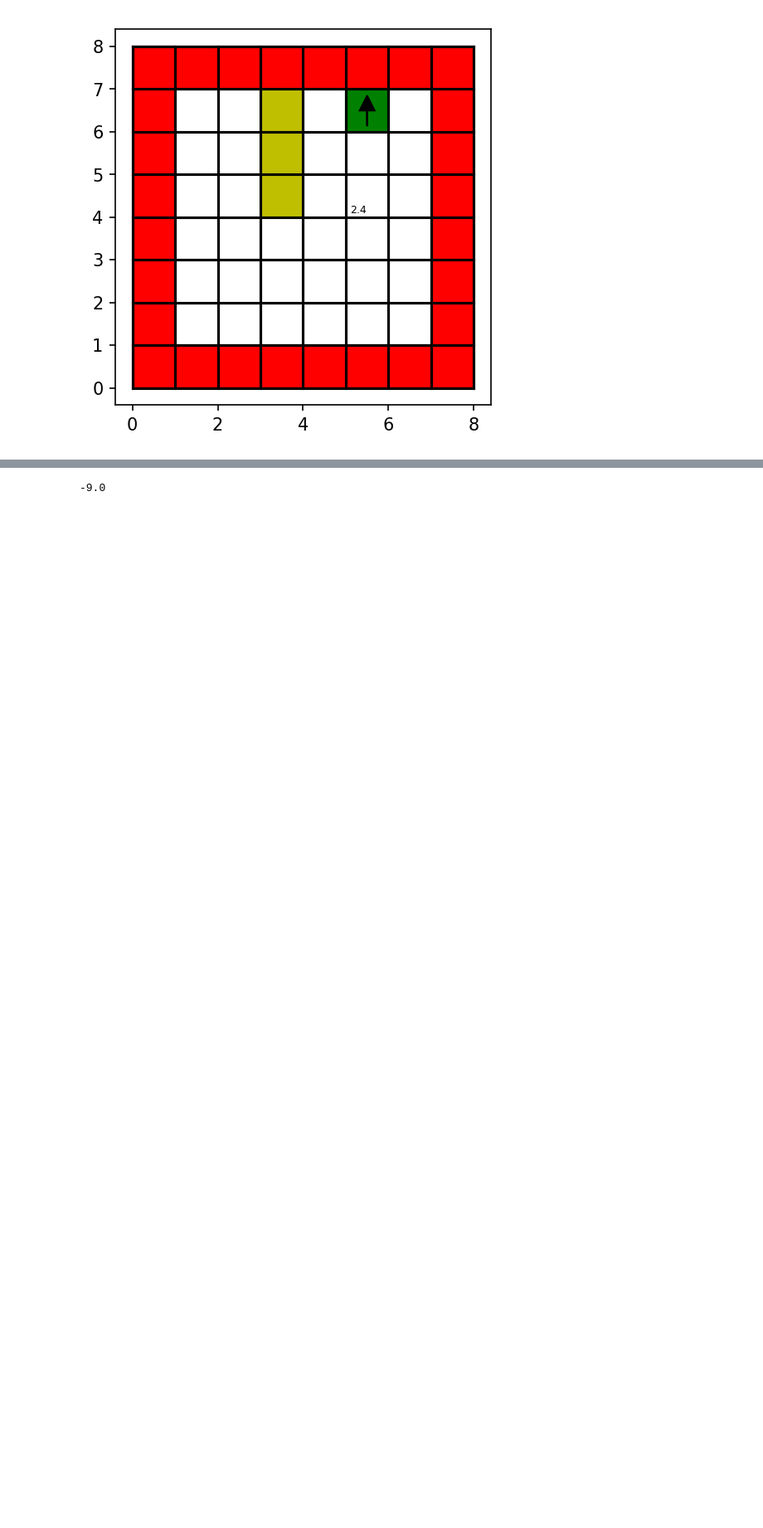
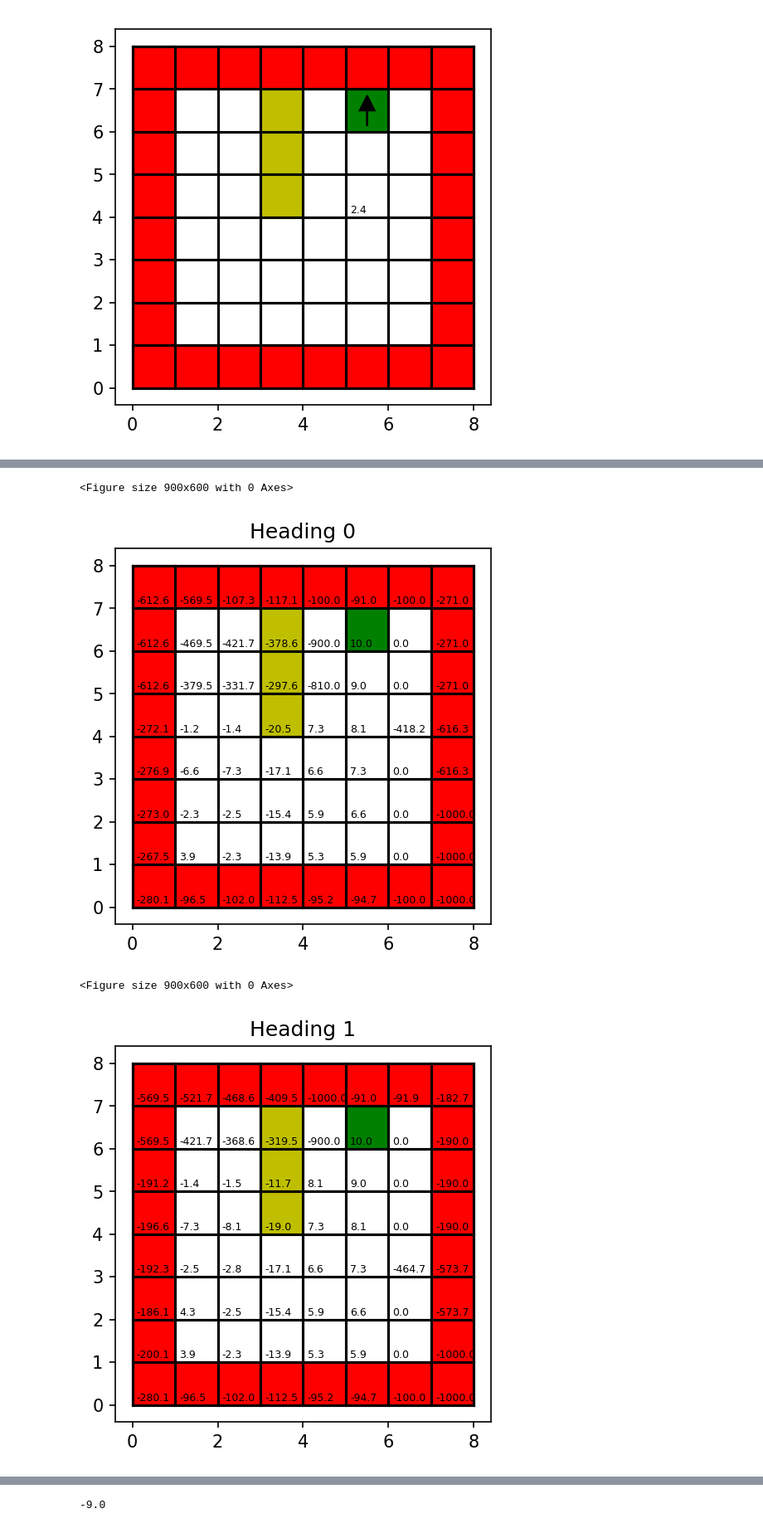
Before and after one commit to samer1248/ECE209AS-Lab1, a Jupyter notebook: project1.ipynb, the cells around one changed output, grey strips where cells are left out. Shown at 83% size. Drawn from its saved outputs; the diff is of its cells as text; code cells hidden in the pictures; blank space fills up the shorter version.

```diff
--- a/project1.ipynb
+++ b/project1.ipynb
@@ -247,7 +299,9 @@ def generate_pi0():
     return pi0
 pi0 = generate_pi0()
 # %%
- def plot_grid():
+# Function that plots the grid
+
+def plot_grid():
     plt.rcParams['figure.dpi'] = 150
     fig = plt.figure()
     ax=fig.add_subplot(111)
@@ -269,6 +323,7 @@ pi0 = generate_pi0()
     ax.add_patch(patches.Rectangle((3,6),1,1,color='y'))
     ax.add_patch(patches.Rectangle((5,6),1,1,color='g'))
 
+# Function that plots a state
 def plot_arrow(x,y,h):
 #     x = 5
 #     y = 6
@@ -280,14 +335,9 @@ def plot_arrow(x,y,h):
     xl = l*np.sin(ang)
     arrow_len = 0.35
     plt.arrow(x+0.5-xl, y+0.5-yl,xl , yl, head_width=arrow_len, head_length=arrow_len, fc='k', ec='k')
+
+# Function that prints text on grid
 def plot_text(x,y,s):
-#     x = 5
-#     y = 6
-#     h = 11
-    l = 0.35
-
-
-    arrow_len = 0.35
     plt.text(x+0.1, y+0.1,s,fontsize=6)
 
 plot_grid()
@@ -358,0 +440,19 @@ traj3c = run_plot_policy(pi0,[1,6,6],0)
+# %%
+# Plot policy evaluation
+def plot_V(V):
+    for hr in range(H):
+        plt.figure()
+        plot_grid()
+        plt.title("Heading {}".format(hr))
+        for i in range(V.shape[0]):
+            [x,y,h] = index_to_state(i)
+            if h==hr:
+                plot_text(x,y,"{:3.1f}".format(V[i]))
+
+plot_V(V)
+plt.show()
+# %% [output]
+<Figure size 900x600 with 0 Axes>
+[figure, added]
+<Figure size 900x600 with 0 Axes>
+[figure, added]
```
Also changed, not shown: parts of 56 cells of this notebook, 1 other file.
